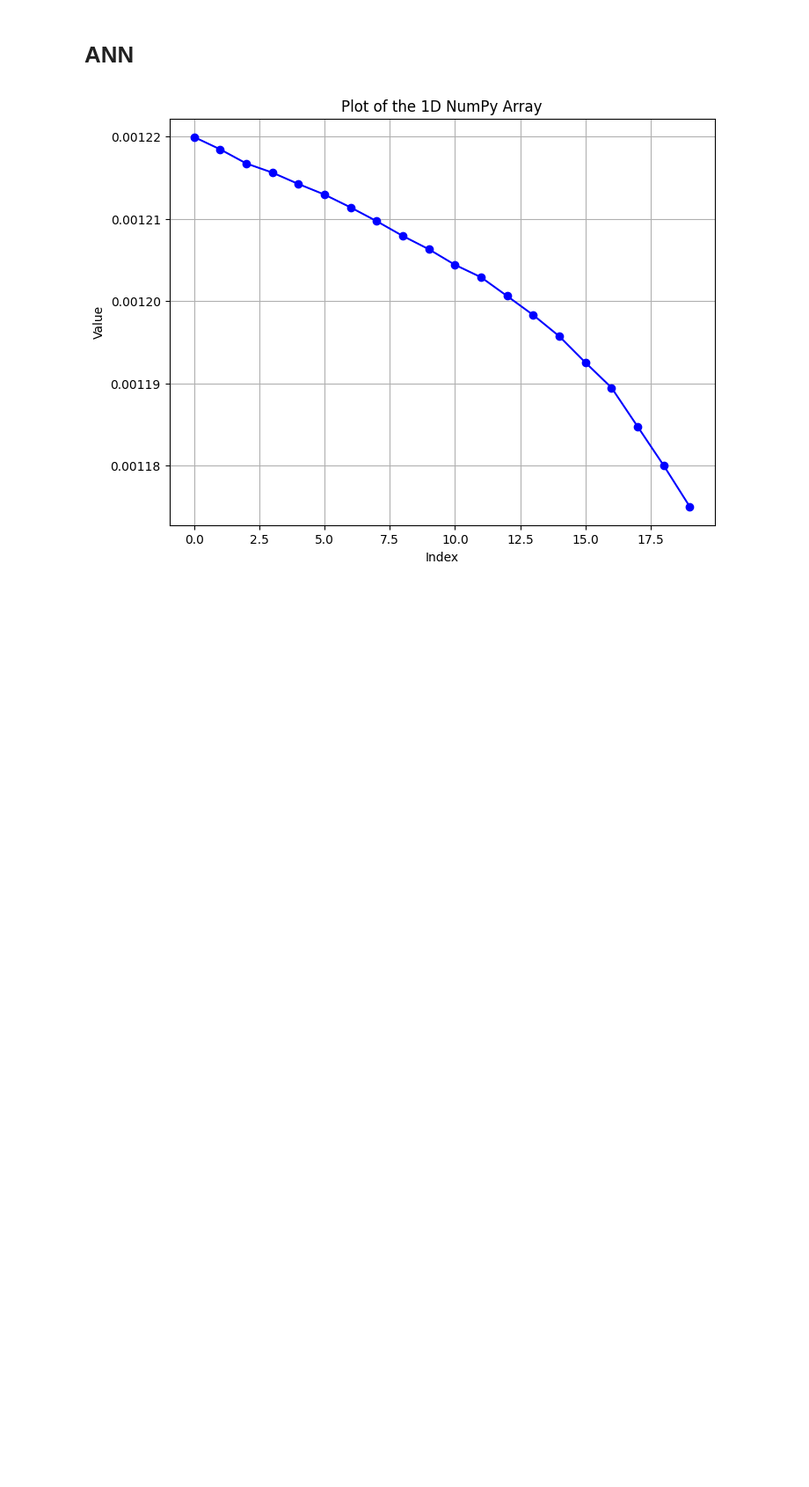
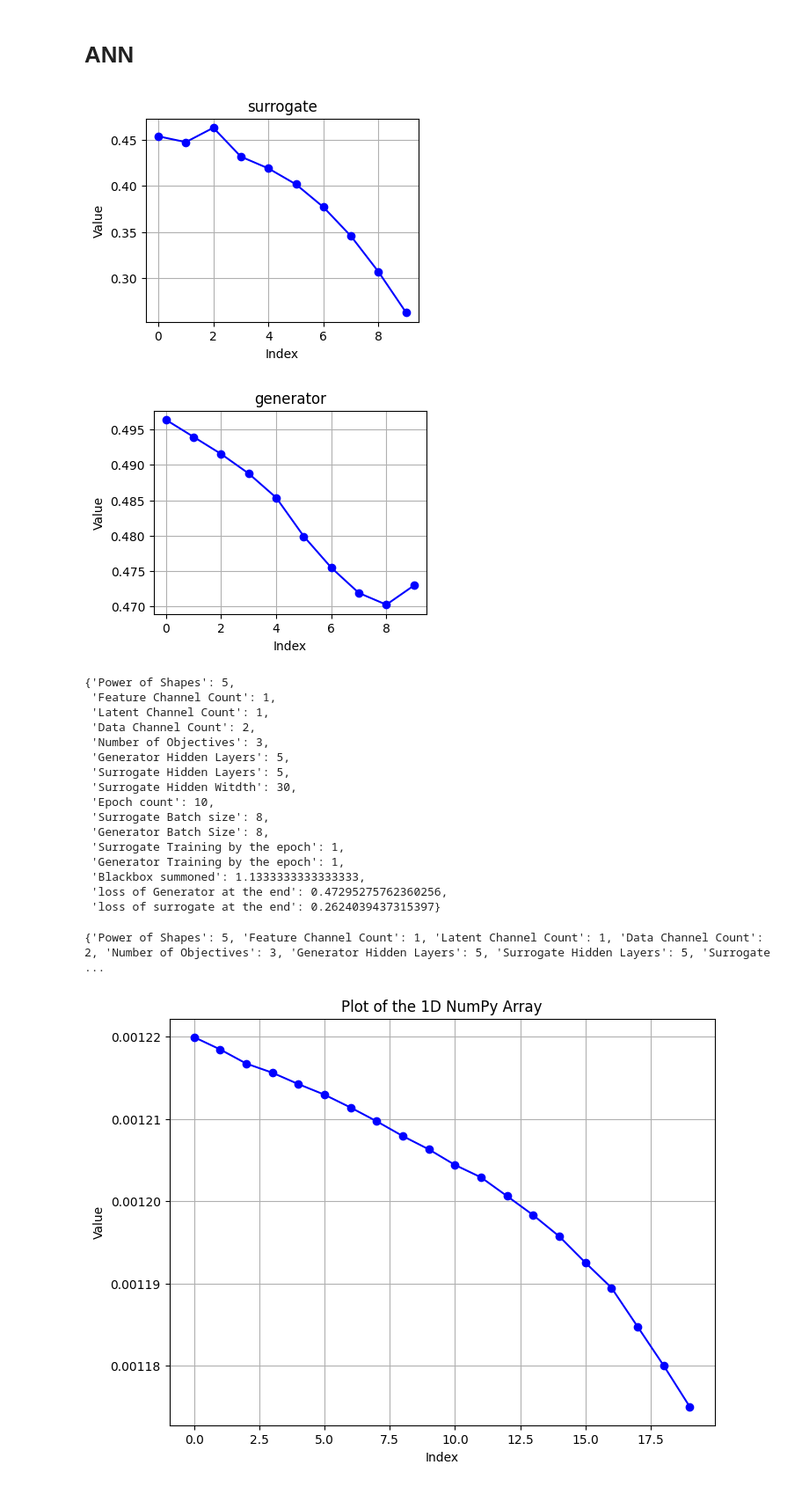
Before and after one commit to PeHaash/CRSA-0.3, a Jupyter notebook: notebooks/phase1.ipynb, the cells around one changed output. Shown at 88% size. Cells and saved outputs as stored; diff of their text form; code cells hidden in the pictures; blank space fills up the shorter version.

```diff
--- a/notebooks/phase1.ipynb
+++ b/notebooks/phase1.ipynb
@@ -25,12 +25,12 @@ List of the Objectives:
 ## Constants of the Code + Hyperparameters
 SharedLib = "SharedLib.ph"
 
-# PowerOfShapes = 5
-# Size = 2**PowerOfShapes
+PowerOfShapes = 5
+Size = 2**PowerOfShapes
 # FeaturesChannelCount = 1  # 1: Free or not, 4:B,F,O,A
 # LatentChannelCount = 1    # duh
 # DataChannelCount = 2      # whitespace, coloredspace, it could add up!
-# NumberOfObjetives = 3     # Length of the list, output of Surrogate & Detenvi
+NumberOfObjetives = 3     # Length of the list, output of Surrogate & Detenvi
 # %% [markdown]
 # Initialization & Compile
 # %%
@@ -158,7 +158,7 @@ def plot_array(arr, title_:str = "plot"):
     if arr.ndim != 1:
         raise ValueError("The input array must be 1D.")
 
-    plt.figure(figsize=(8, 6))
+    plt.figure(figsize=(4, 3))
     plt.plot(arr, marker='o', linestyle='-', color='b')
     plt.title(title_)
     plt.xlabel("Index")
@@ -671,7 +673,7 @@ def test_generator_on_detenvi(detenvi, generator, batch_size, input_grid_np, inp
 # %%
 #@title train_complete ❗
 
-@tf.function
+# @tf.function
 def train_complete(Detenvi,
                    power_of_shapes:int, size_:int,
                    feature_cc:int, latent_cc:int, data_cc: int, num_of_obj: int,
@@ -710,7 +712,7 @@ def train_complete(Detenvi,
 
   for i in tf.range(epoch_count):
     # surr
-    for j in tf.range(sur_train_by_epoch):
+    for j in range(sur_train_by_epoch):
       surrogate_loss_np[i] = train_surrogate(detenvi = Detenvi,
                                              surrogate = surrogate,
                                              generator = generator,
@@ -722,7 +724,7 @@ def train_complete(Detenvi,
                                              latent_channel_count = latent_cc,
                                              input_grid_np = input_grid_np)
 
-    for j in tf.range(gen_train_by_epoch):
+    for j in range(gen_train_by_epoch):
       generator_loss_np[i] = train_generator(surrogate = surrogate,
                                              generator = generator,
                                              optimizer = generator_optimizer,
@@ -734,7 +736,16 @@ def train_complete(Detenvi,
                                              latent_channel_count = latent_cc)
 
 
-  real_loss = test_generator_on_detenvi()
+  real_loss = test_generator_on_detenvi(detenvi = Detenvi,
+                                        generator = generator,
+                                        batch_size = gen_batch_size,
+                                        input_grid_np = input_grid_np,
+                                        input_grid_tensor_stacked = igt_stacked_generator,
+                                        size = size_,
+                                        latent_channel_count = latent_cc)
+
+
+
   plot_array(surrogate_loss_np, "surrogate")
   plot_array(generator_loss_np, "generator")
 
@@ -776,6 +787,40 @@ def train_complete(Detenvi,
 # "Blackbox summoned": ,
 # "loss of Generator at the end": ,
 # "loss of surrogate at the end": }
+# %%
+DeterministicEnvironment = DualGridImplementation(Features(Size, Size, 1.0, 1.57, 5))
+# %%
+s = train_complete(Detenvi = DeterministicEnvironment,
+                   power_of_shapes = 5, size_ = 32,
+                   feature_cc = 1, latent_cc = 1, data_cc = 2, num_of_obj = 3,
+                   gen_hid_lay = 5,
+                   surr_hid_lay = 5, sur_hit_wid = 30,
+                   epoch_count = 10, sur_batch_size = 8, gen_batch_size = 8, sur_train_by_epoch = 1, gen_train_by_epoch = 1)
+
+s
+# %% [output]
+[figure, added]
+[figure, added]
+{'Power of Shapes': 5,
+ 'Feature Channel Count': 1,
+ 'Latent Channel Count': 1,
+ 'Data Channel Count': 2,
+ 'Number of Objectives': 3,
+ 'Generator Hidden Layers': 5,
+ 'Surrogate Hidden Layers': 5,
+ 'Surrogate Hidden Witdth': 30,
+ 'Epoch count': 10,
+ 'Surrogate Batch size': 8,
+ 'Generator Batch Size': 8,
+ 'Surrogate Training by the epoch': 1,
+ 'Generator Training by the epoch': 1,
+ 'Blackbox summoned': 1.1333333333333333,
+ 'loss of Generator at the end': 0.47295275762360256,
+ 'loss of surrogate at the end': 0.2624039437315397}
+# %%
+print(s)
+# %% [output]
+{'Power of Shapes': 5, 'Feature Channel Count': 1, 'Latent Channel Count': 1, 'Data Channel Count': 2, 'Number of Objectives': 3, 'Generator Hidden Layers': 5, 'Surrogate Hidden Layers': 5, 'Surrogate ...
 # %%
 #@title epoch_loop (old)
 
```
Also changed, not shown: parts of 6 cells of this notebook.
